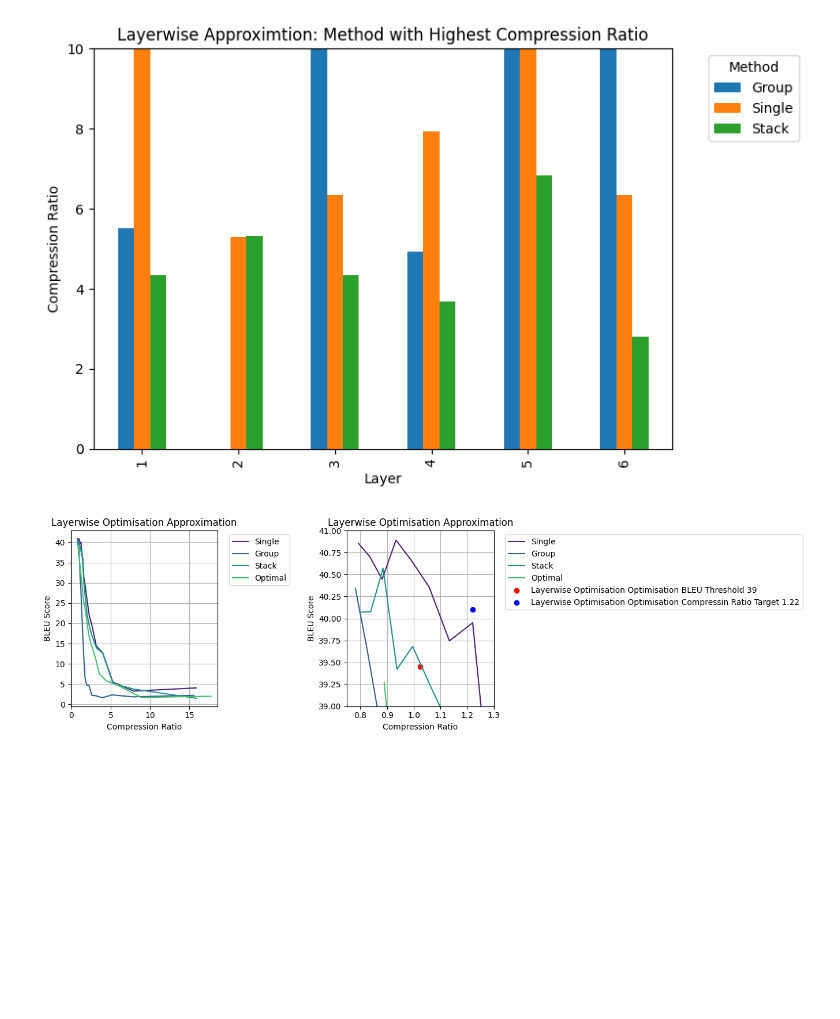
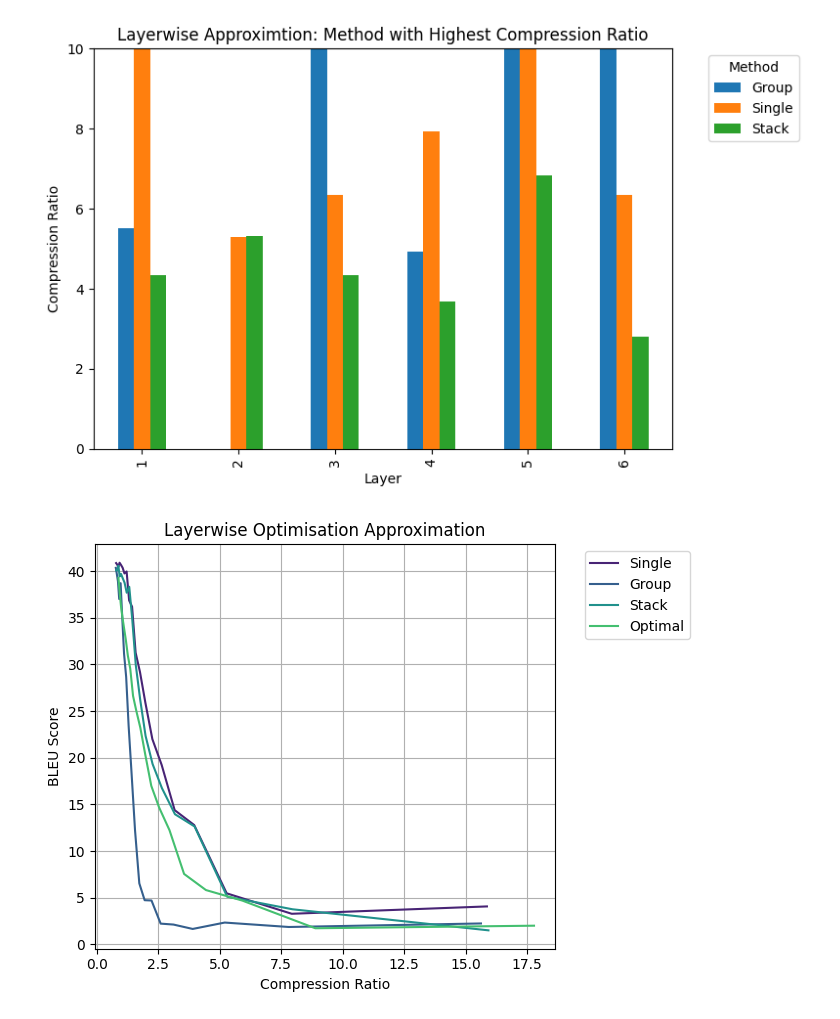
Before and after one commit to justinhuang666666/Approximate-Matrix-Vector-Multiplication, a Jupyter notebook: simulation_result/simulation_layered.ipynb, the cells around one changed output. Cells and saved outputs as stored; diff of their text form; code cells hidden in the pictures; blank space fills up the shorter version.

```diff
--- a/simulation_result/simulation_layered.ipynb
+++ b/simulation_result/simulation_layered.ipynb
@@ -190,84 +190,45 @@ plt.show()
 # %%
 import matplotlib.pyplot as plt
 import pandas as pd
 
 single = pd.read_csv('layered_optimal_single_results.csv')
 group = pd.read_csv('layered_optimal_group_results.csv')
 stack = pd.read_csv('layered_optimal_stack_results.csv')
 optimal = pd.read_csv('layered_optimal_results.csv')
 
 # Colormap
 colormap = plt.get_cmap('viridis')
 
 # Create subplots
-fig, axs = plt.subplots(1, 2, figsize=(16, 4))
+fig, axs = plt.subplots(1, 1, figsize=(8, 5))
 
+axs.plot(single['Compression Ratio']/8, single['BLEU Score'],
+            color=colormap(0.1), label='Single')
 
-# Plot Single
-axs[0].plot(single['Compression Ratio']/8, single['BLEU Score'],
-            color=colormap(0.1), label='Single')
-# Plot Group
-axs[0].plot(group['Compression Ratio']/8, group['BLEU Score'],
+axs.plot(group['Compression Ratio']/8, group['BLEU Score'],
             color=colormap(0.3), label='Group')
-# Plot Stack
-axs[0].plot(stack['Compression Ratio']/8, stack['BLEU Score'],
+
+axs.plot(stack['Compression Ratio']/8, stack['BLEU Score'],
             color=colormap(0.5), label='Stack')
 
-axs[0].plot(optimal['Compression Ratio']/8, optimal['BLEU Score'],
+axs.plot(optimal['Compression Ratio']/8, optimal['BLEU Score'],
             color=colormap(0.7), label='Optimal')
 
-axs[0].set_title(f'Layerwise Optimisation Approximation')
-axs[0].set_xlabel('Compression Ratio')
-axs[0].set_ylabel('BLEU Score')
-
-# Add legend outside the plot area
-axs[0].legend(bbox_to_anchor=(1.05, 1), loc='upper left')
-axs[0].grid(True)
-
-
-# Plot Single
-axs[1].plot(single['Compression Ratio']/8, single['BLEU Score'],
-            color=colormap(0.1), label='Single')
-# Plot Group
-axs[1].plot(group['Compression Ratio']/8, group['BLEU Score'],
-            color=colormap(0.3), label='Group')
-# Plot Stack
-axs[1].plot(stack['Compression Ratio']/8, stack['BLEU Score'],
-            color=colormap(0.5), label='Stack')
-
-axs[1].plot(optimal['Compression Ratio']/8, optimal['BLEU Score'],
-            color=colormap(0.7), label='Optimal')
-
-x = 1.0237600562368194
-y = 39.4484329623815
-
-# Create a scatter plot for a single point
-axs[1].scatter(x, y, color='red',label='Layerwise Optimisation Optimisation BLEU Threshold 39')
-
-x1 = 1.2206369901285155
-y1 = 40.10513366081188
-
-axs[1].scatter(x1, y1, color='blue',label='Layerwise Optimisation Optimisation Compressin Ratio Target 1.22')
-
-axs[1].set_title(f'Layerwise Optimisation Approximation')
-axs[1].set_xlabel('Compression Ratio')
-axs[1].set_ylabel('BLEU Score')
+axs.set_title(f'Layerwise Optimisation Approximation')
+axs.set_xlabel('Compression Ratio')
+axs.set_ylabel('BLEU Score')
 
 
 
 # Add legend outside the plot area
-axs[1].legend(bbox_to_anchor=(1.05, 1), loc='upper left')
-axs[1].grid(True)
-axs[1].set_xlim([0.75,1.3])
-axs[1].set_ylim([39,41])
-
-
+axs.legend(bbox_to_anchor=(1.05, 1), loc='upper left')
+axs.grid(True)
 
 # Adjust layout to make space for legends outside the plotting area
 plt.tight_layout(rect=[0, 0, 0.85, 1])
 plt.show()
 # %% [output]
-[figure, old version]
+[figure, new version]
 # %%
 # Data
 layerwise_ranks = [11, 15, 19, 41, 55, 45]
```
Also changed, not shown: parts of 4 cells of this notebook, 6 other files.
